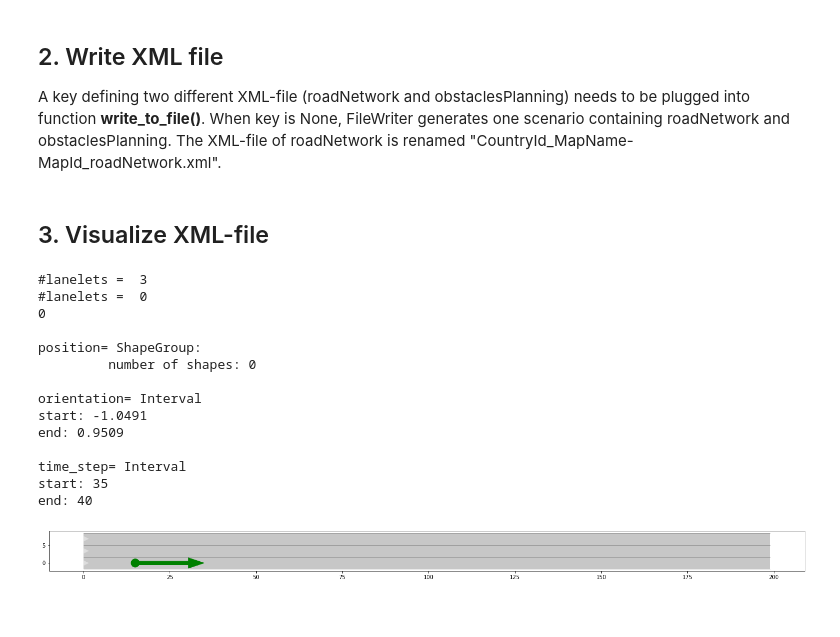
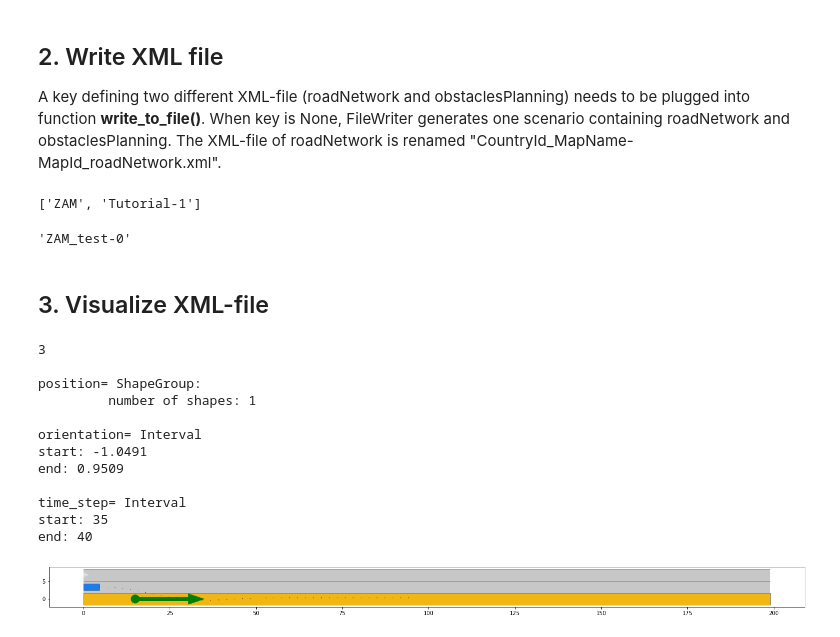
Before and after one commit to CommonRoad/commonroad-io, a Jupyter notebook: tutorials/seperate_obs_and_road/separate_obs_and_road.ipynb, the cells around one changed output. Saved outputs shown, nothing was run; the diff lists cells and outputs as text; code cells hidden in the pictures.

Commit message:
edit FileReader to read both obs and road

```diff
--- a/tutorials/seperate_obs_and_road/separate_obs_and_road.ipynb
+++ b/tutorials/seperate_obs_and_road/separate_obs_and_road.ipynb
@@ -25,7 +25,7 @@ from commonroad.common.file_reader import CommonRoadFileReader
 from commonroad.visualization.mp_renderer import MPRenderer
 
 # generate path of the file to be opened
-file_path = "./test/ZAM_Tutorial-1_2_T-1.xml"
+file_path = "./test/test_reading_intersection_traffic_sign.xml"
 
 # read in the scenario and planning problem set
 scenario, planning_problem_set = CommonRoadFileReader(file_path).open()
@@ -39,5 +39,5 @@ for i in range(0, 1):
     # plot the planning problem set
     planning_problem_set.draw(rnd)
     rnd.render()
-print(planning_problem_set.planning_problem_dict[100].goal.state_list[0])
+#print(planning_problem_set.planning_problem_dict[100].goal.state_list[0])
 # %% [output]
@@ -86,3 +78,21 @@ filename = out_path + re.split('/', file_path)[-1]
+# %%
+obs = "ZAM_Tutorial-1_1_T-1"
+road = "ZAM_Tutorial-1"
+#sub = re.split('_', obs)
+#len(sub) > 2
+sub = re.split('_', road)
+#len(sub) <= 2
+sub
+# %% [output]
+['ZAM', 'Tutorial-1']
+# %%
+scenario_id = 'ZAM_test_0-1'
+sub_ids = re.split('_|-', str(scenario_id))
+country_id, map_name, map_id = sub_ids[:3]
+benchmark_road = country_id + '_' + map_name + '-' + map_id
+benchmark_road
+# %% [output]
+'ZAM_test-0'
 # %% [markdown]
 ## 3. Visualize XML-file
 # %%
@@ -101,44 +111,43 @@ if '-' in file_path:
     sub_ids = re.split('-', file_path2)
     sec_ids = re.split('_', sub_ids[-2])
     file_path1 = sub_ids[0] + '-' + sec_ids[0] + ".xml"
 else:
     file_path1 = os.path.splitext(file_path2)[0] + "_road.xml"
 
 file_path3 = file_path
 
 # read road and obsPlan in version 3.0
-scenario1, planning_problem_set1 = CommonRoadFileReader(file_path1, key="road").open()
+scenario1, planning_problem_set1 = CommonRoadFileReader(file_path1).open()
 scenario2, planning_problem_set2 = CommonRoadFileReader(file_path2).open()
+scenario3, planning_problem_set3 = CommonRoadFileReader(file_path1, file_path2).open()
 
 # read original file in version 2020a/2018b
 #scenario3, planning_problem_set3 = CommonRoadFileReader(file_path3).open()
 
 # plot the scenario for each time step
 for i in range(0, 1):
     plt.figure(figsize=(25, 10))
     rnd = MPRenderer()
-    scenario1.draw(rnd, draw_params={'time_begin': i})
-    planning_problem_set1.draw(rnd)
-    scenario2.draw(rnd, draw_params={'time_begin': i})
-    planning_problem_set2.draw(rnd)
-    #scenario3.draw(rnd, draw_params={'time_begin': i})
-    #planning_problem_set3.draw(rnd)
+    #scenario1.draw(rnd, draw_params={'time_begin': i})
+    #planning_problem_set1.draw(rnd)
+    #scenario2.draw(rnd, draw_params={'time_begin': i})
+    #planning_problem_set2.draw(rnd)
+    scenario3.draw(rnd, draw_params={'time_begin': i})
+    planning_problem_set3.draw(rnd)
     rnd.render()
-print(len(scenario2.lanelet_network.lanelets))
-print(planning_problem_set2.planning_problem_dict[100].goal.state_list[0])
+print(len(scenario3.lanelet_network.lanelets))
+print(planning_problem_set3.planning_problem_dict[100].goal.state_list[0])
 # %% [output]
-#lanelets =  3
-#lanelets =  0
-0
+3
 
 position= ShapeGroup:
-         number of shapes: 0
+         number of shapes: 1
 
 orientation= Interval
 start: -1.0491
 end: 0.9509
 
 time_step= Interval
 start: 35
 end: 40
-[figure, old version]
+[figure, new version]
```
Also changed, not shown: parts of 2 cells of this notebook, 4 other files.
